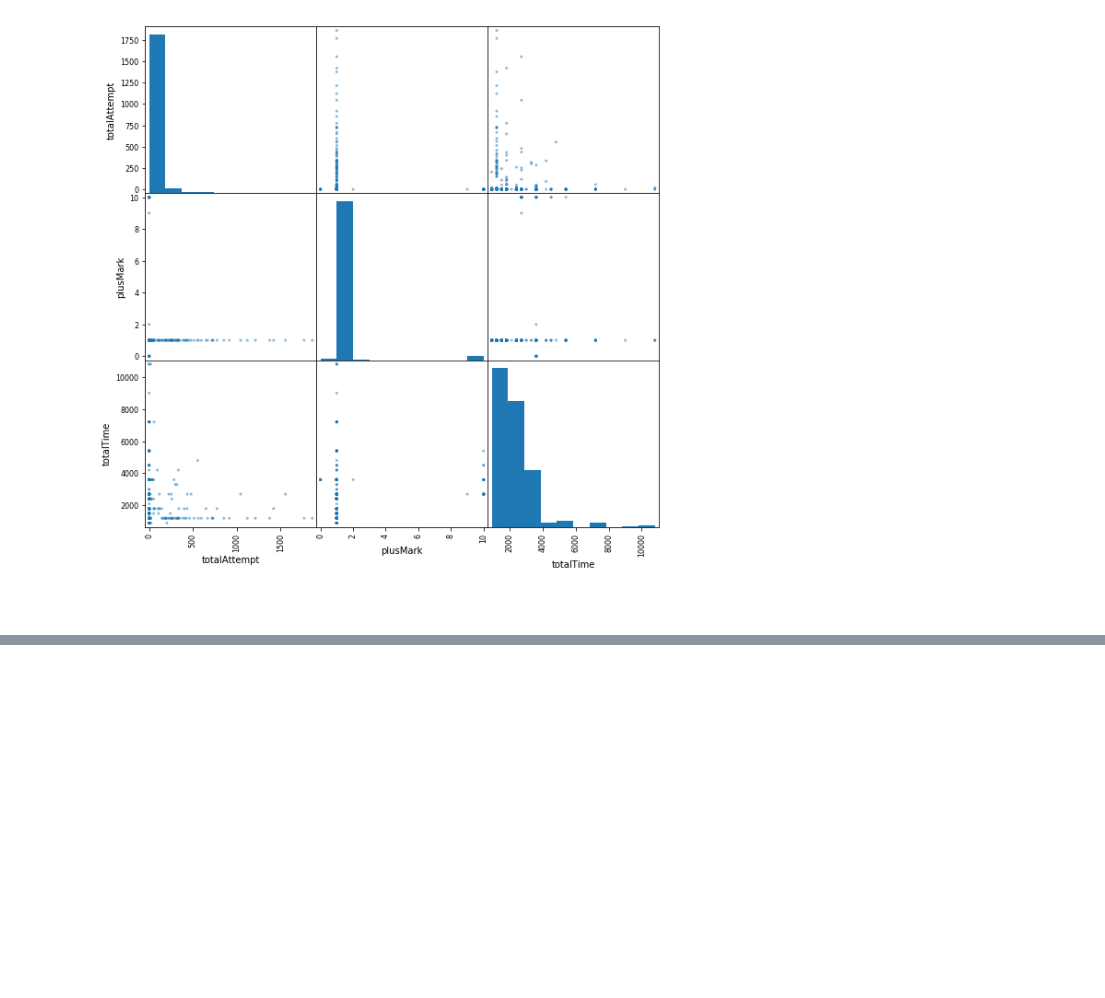
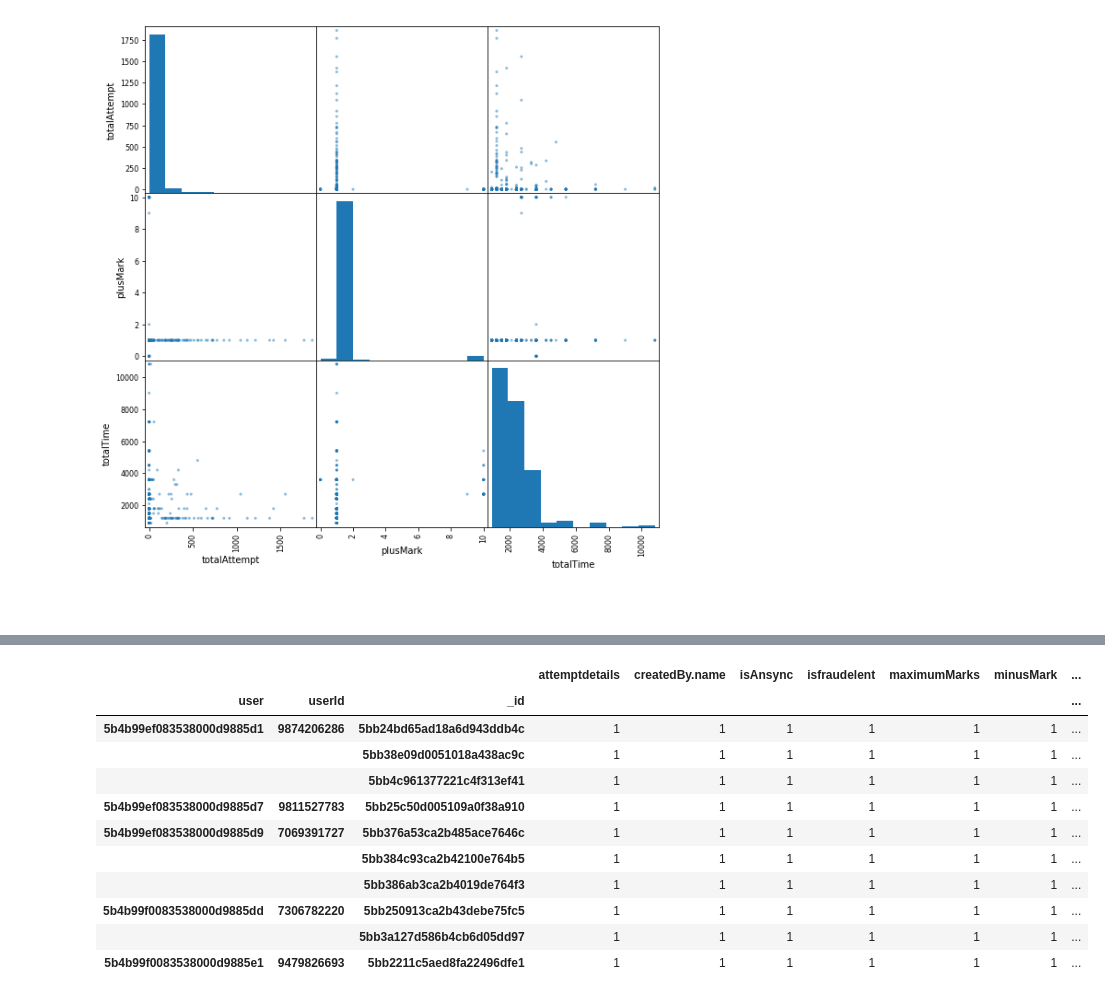
Before and after one commit to Kali-Dev/Internship-Assignment, a Jupyter notebook: intership project.ipynb, the cells around one changed output, grey strips where cells are left out. Cells and saved outputs as stored; diff of their text form; code cells hidden in the pictures; blank space fills up the shorter version.

```diff
--- a/intership project.ipynb
+++ b/intership project.ipynb
@@ -566,0 +613,15 @@ pd.plotting.scatter_matrix(practicesets_df[['user','totalAttempt','plusMark','to
+# %%
+placement_test_df.groupby(['user','userId','_id']).count().head(10)
+# %% [output]
+|  |  |  | attemptdetails | createdBy.name | isAnsync | isfraudelent | maximumMarks | minusMark | ... |
+| user | userId | _id |  |  |  |  |  |  | ... |
+| 5b4b99ef083538000d9885d1 | 9874206286 | 5bb24bd65ad18a6d943ddb4c | 1 | 1 | 1 | 1 | 1 | 1 | ... |
+|  |  | 5bb38e09d0051018a438ac9c | 1 | 1 | 1 | 1 | 1 | 1 | ... |
+|  |  | 5bb4c961377221c4f313ef41 | 1 | 1 | 1 | 1 | 1 | 1 | ... |
+| 5b4b99ef083538000d9885d7 | 9811527783 | 5bb25c50d005109a0f38a910 | 1 | 1 | 1 | 1 | 1 | 1 | ... |
+| 5b4b99ef083538000d9885d9 | 7069391727 | 5bb376a53ca2b485ace7646c | 1 | 1 | 1 | 1 | 1 | 1 | ... |
+|  |  | 5bb384c93ca2b42100e764b5 | 1 | 1 | 1 | 1 | 1 | 1 | ... |
+|  |  | 5bb386ab3ca2b4019de764f3 | 1 | 1 | 1 | 1 | 1 | 1 | ... |
+| 5b4b99f0083538000d9885dd | 7306782220 | 5bb250913ca2b43debe75fc5 | 1 | 1 | 1 | 1 | 1 | 1 | ... |
+|  |  | 5bb3a127d586b4cb6d05dd97 | 1 | 1 | 1 | 1 | 1 | 1 | ... |
+| 5b4b99f0083538000d9885e1 | 9479826693 | 5bb2211c5aed8fa22496dfe1 | 1 | 1 | 1 | 1 | 1 | 1 | ... |
```
Also changed, not shown: parts of 39 cells of this notebook.
